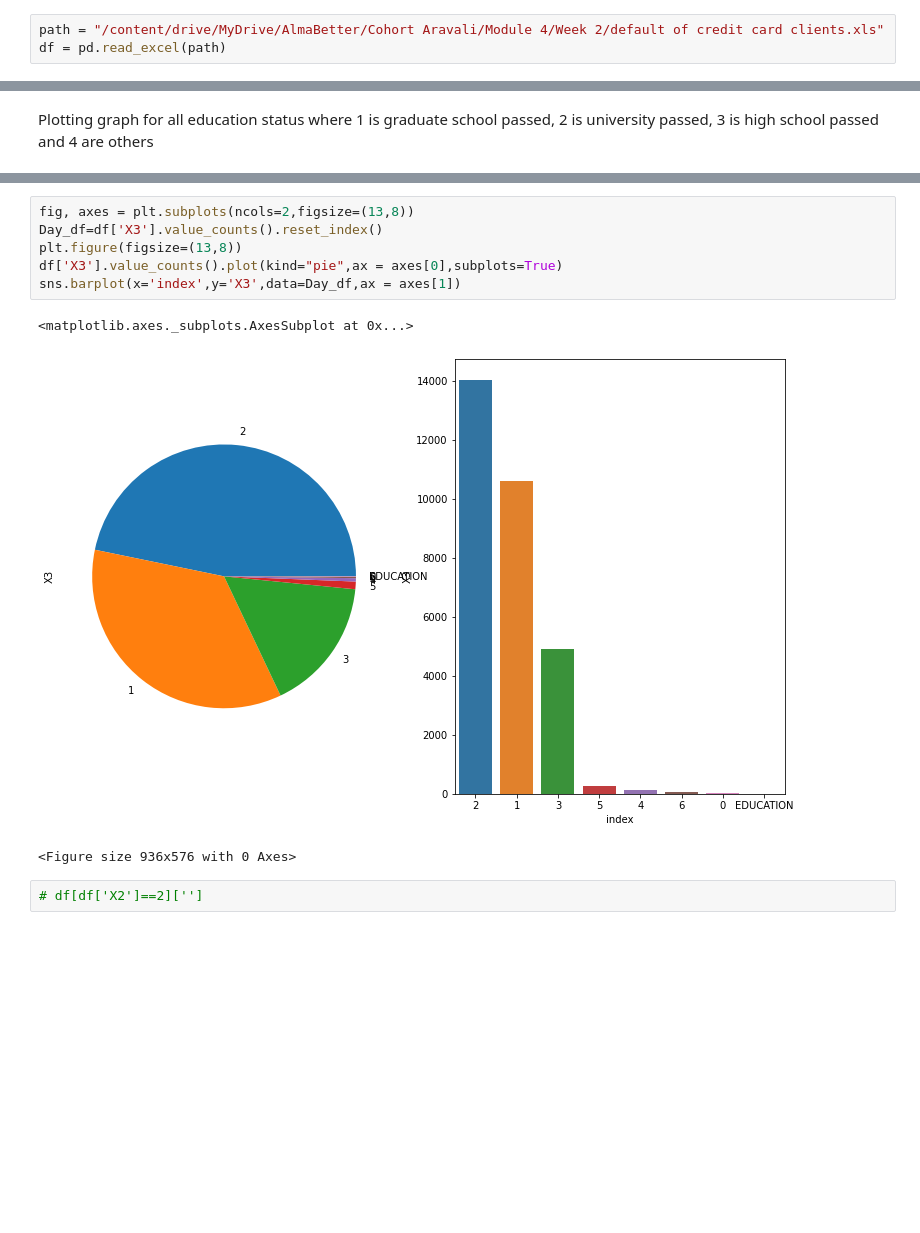
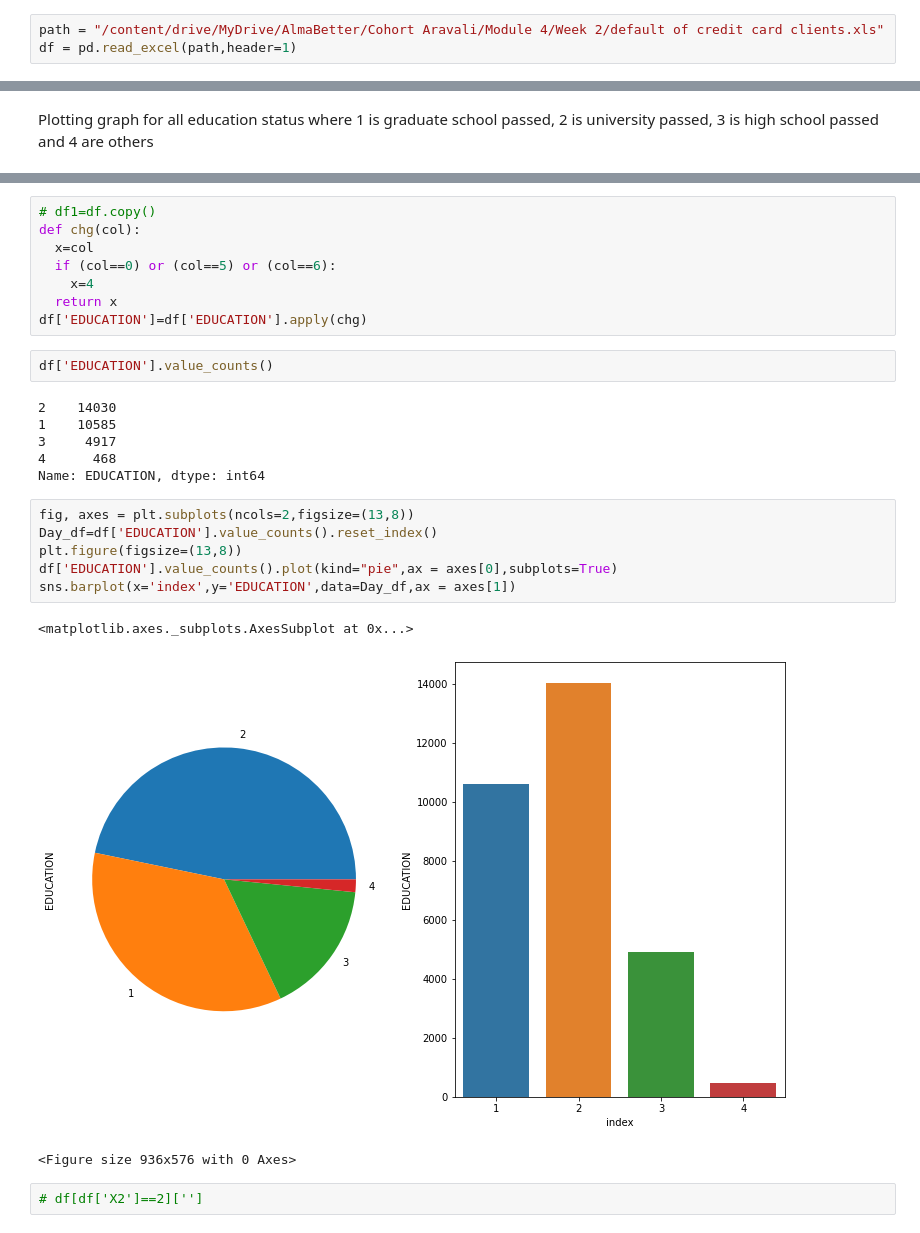
Before and after one commit to kronze1996/Credit-Card-Default, a Jupyter notebook: Kartikey_Sharma_Team_3_Capstone_Project_3.ipynb, the cells around one changed output, grey strips where cells are left out. Drawn from its saved outputs; the diff is of its cells as text; blank space fills up the shorter version.

```diff
--- a/Kartikey_Sharma_Team_3_Capstone_Project_3.ipynb
+++ b/Kartikey_Sharma_Team_3_Capstone_Project_3.ipynb
@@ -66,7 +68,7 @@ import warnings
 warnings.filterwarnings('ignore')
 # %%
 path = "/content/drive/MyDrive/AlmaBetter/Cohort Aravali/Module 4/Week 2/default of credit card clients.xls"
-df = pd.read_excel(path)
+df = pd.read_excel(path,header=1)
 # %%
 df.info()
 # %% [output]
@@ -168,12 +187,28 @@ Name: X3, dtype: int64
+# %%
+# df1=df.copy()
+def chg(col):
+  x=col
+  if (col==0) or (col==5) or (col==6):
+    x=4
+  return x
+df['EDUCATION']=df['EDUCATION'].apply(chg)
+# %%
+df['EDUCATION'].value_counts()
+# %% [output]
+2    14030
+1    10585
+3     4917
+4      468
+Name: EDUCATION, dtype: int64
 # %%
 fig, axes = plt.subplots(ncols=2,figsize=(13,8))
-Day_df=df['X3'].value_counts().reset_index()
+Day_df=df['EDUCATION'].value_counts().reset_index()
 plt.figure(figsize=(13,8))
-df['X3'].value_counts().plot(kind="pie",ax = axes[0],subplots=True)
-sns.barplot(x='index',y='X3',data=Day_df,ax = axes[1])
+df['EDUCATION'].value_counts().plot(kind="pie",ax = axes[0],subplots=True)
+sns.barplot(x='index',y='EDUCATION',data=Day_df,ax = axes[1])
 # %% [output]
 <matplotlib.axes._subplots.AxesSubplot at 0x...>
-[figure, old version]
+[figure, new version]
 <Figure size 936x576 with 0 Axes>
 # %%
 # df[df['X2']==2]['']
```
Also changed, not shown: parts of 57 cells of this notebook.
